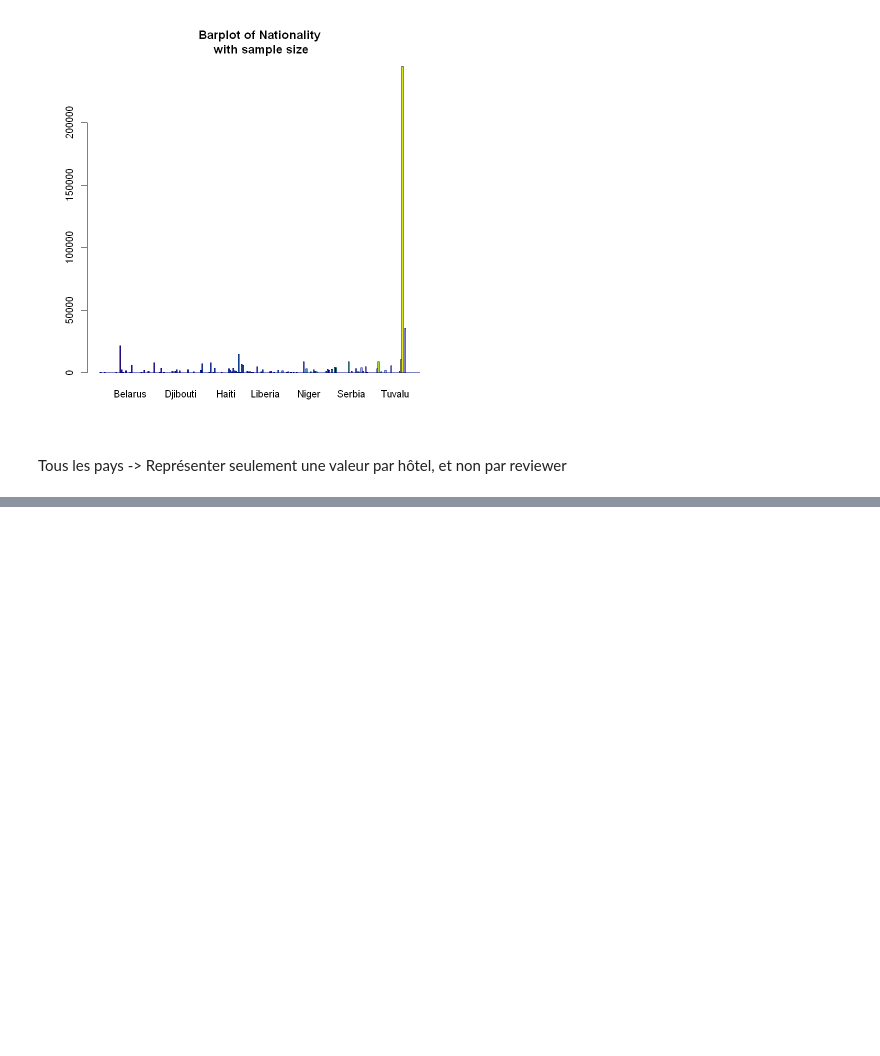
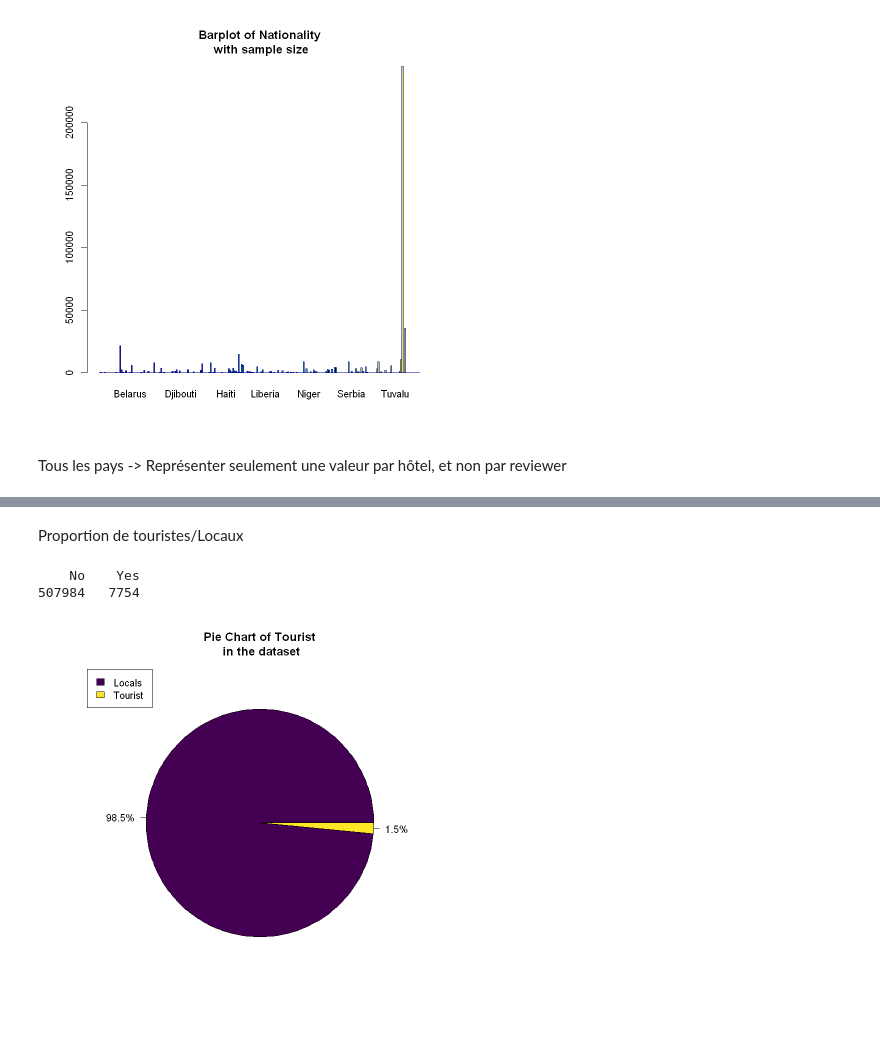
Before and after one commit to NadineAzebaze/Kaggle_project, a Jupyter notebook: projet.ipynb, the cells around one changed output, grey strips where cells are left out. Cells and saved outputs as stored; diff of their text form; code cells hidden in the pictures; blank space fills up the shorter version.

```diff
--- a/projet.ipynb
+++ b/projet.ipynb
@@ -261,0 +283,16 @@ data_model%>%group_by(Country,tourist)%>%summarise(average_score=mean(Average_Sc
+# %% [markdown]
+Proportion de touristes/Locaux
+# %%
+touristTable <- table(dataset_clean$tourist)
+touristTable
+#pieNames <- paste(touristTable, sep="")
+pieLabels <- paste0(round(100 * touristTable/sum(touristTable), 2), "%")
+pie(touristTable, labels = pieLabels, col = viridis(length(touristTable)),
+    main="Pie Chart of Tourist\n in the dataset")
+
+legend("topleft", legend = c("Locals", "Tourist"),
+       fill =  viridis(length(touristTable)))
+# %% [output]
+    No    Yes
+507984   7754
+[figure, added]
```
Also changed, not shown: parts of 11 cells of this notebook.
